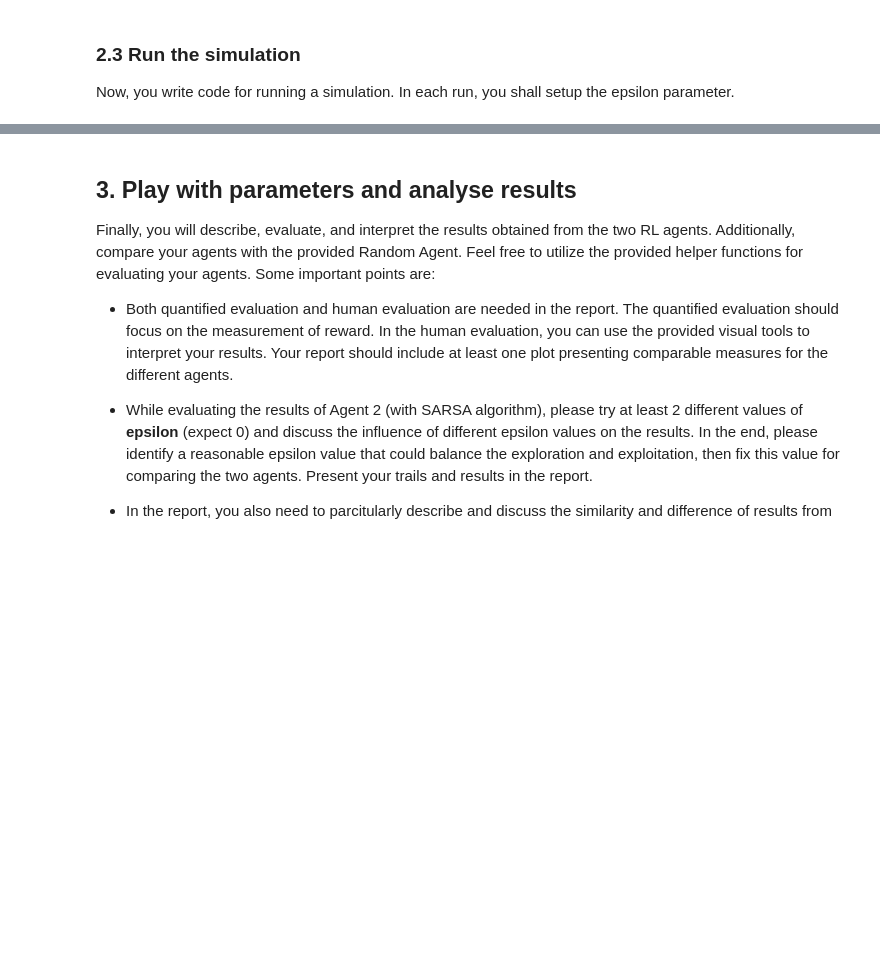
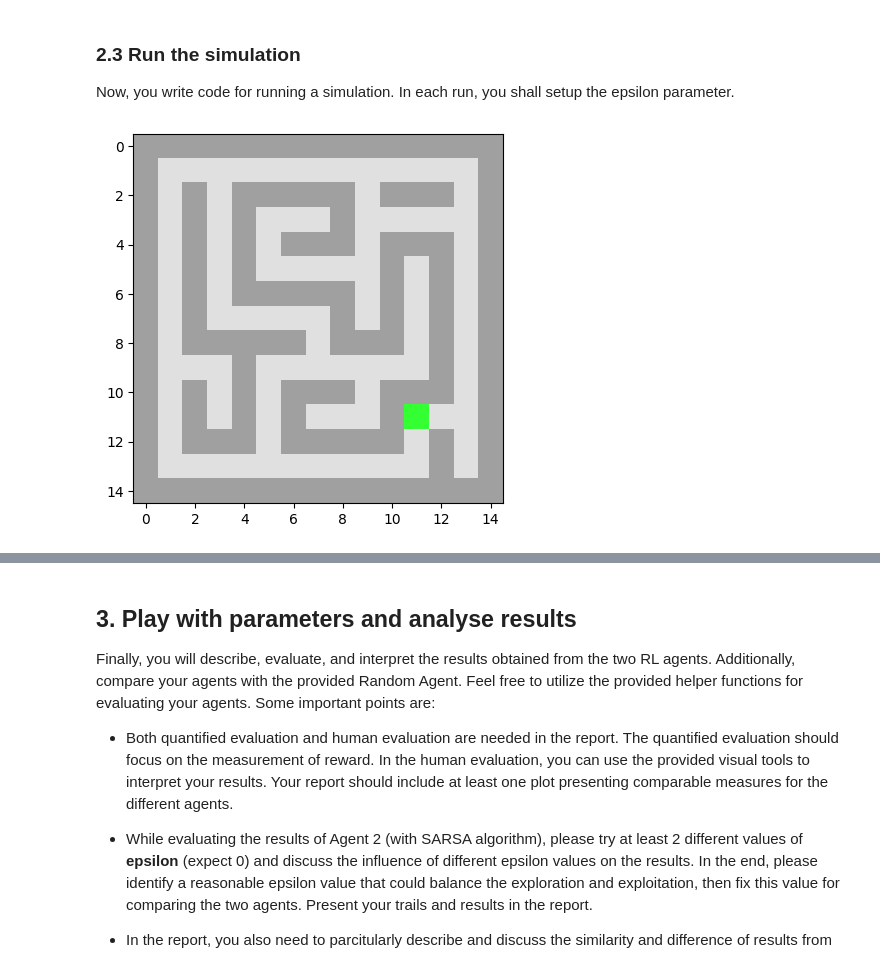
Before and after one commit to edogeensen/APML-OPDRACHT-3, a Jupyter notebook: Assignment_3.ipynb, the cells around one changed output, grey strips where cells are left out. Saved outputs shown, nothing was run; the diff lists cells and outputs as text; code cells hidden in the pictures; blank space fills up the shorter version.

```diff
--- a/Assignment_3.ipynb
+++ b/Assignment_3.ipynb
@@ -202,0 +323,24 @@ Now, you write code for running a simulation. In each run, you shall setup the e
+# %%
+# Agent 1 - Q-learning
+env = TaskEnv()
+agent = Agent1(env)
+
+agent.epsilon = 1.0
+n_episodes = 1000
+
+for episode in range(n_episodes):
+    state = env.reset()
+    done = False
+
+    while not done:
+        action = agent.select_action(state)
+        next_state, reward, done, _ = env.step(action)
+        agent.learn(state, action, next_state, reward, done)
+        state = next_state
+
+    # epsilon decay after each episode
+    agent.epsilon = max(0.05, agent.epsilon * 0.995)
+animate_run(imgs)
+plt.show()
+# %% [output]
+[figure, added]
```
Also changed, not shown: parts of 13 cells of this notebook, 1 other file.
